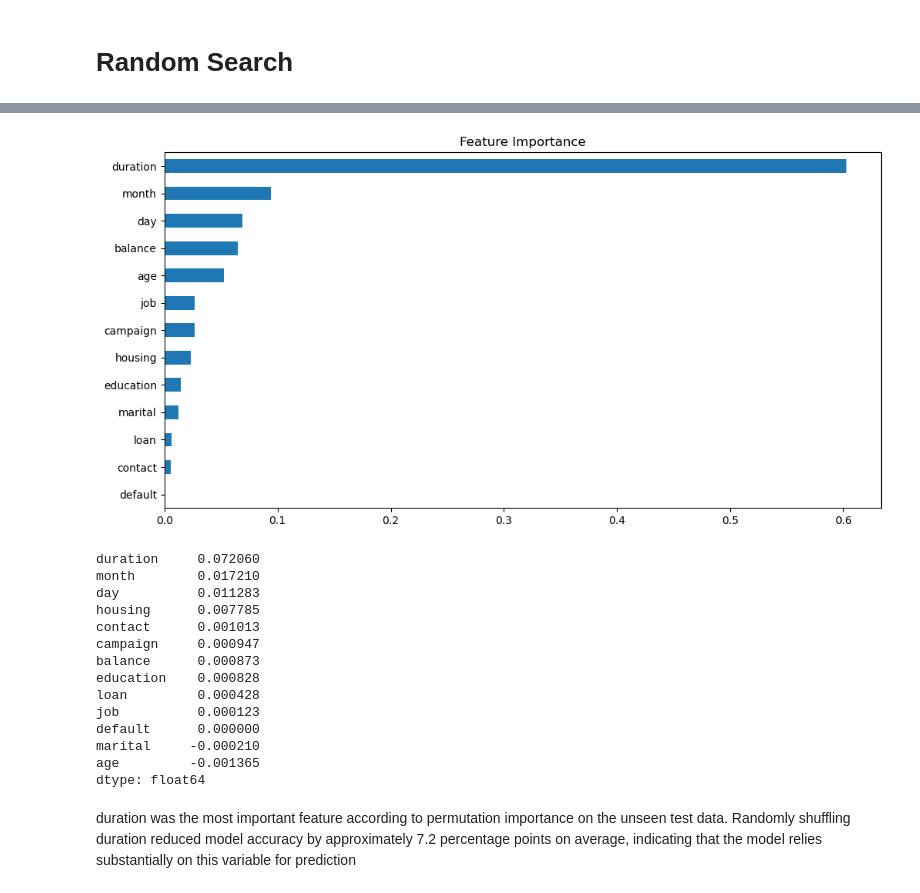
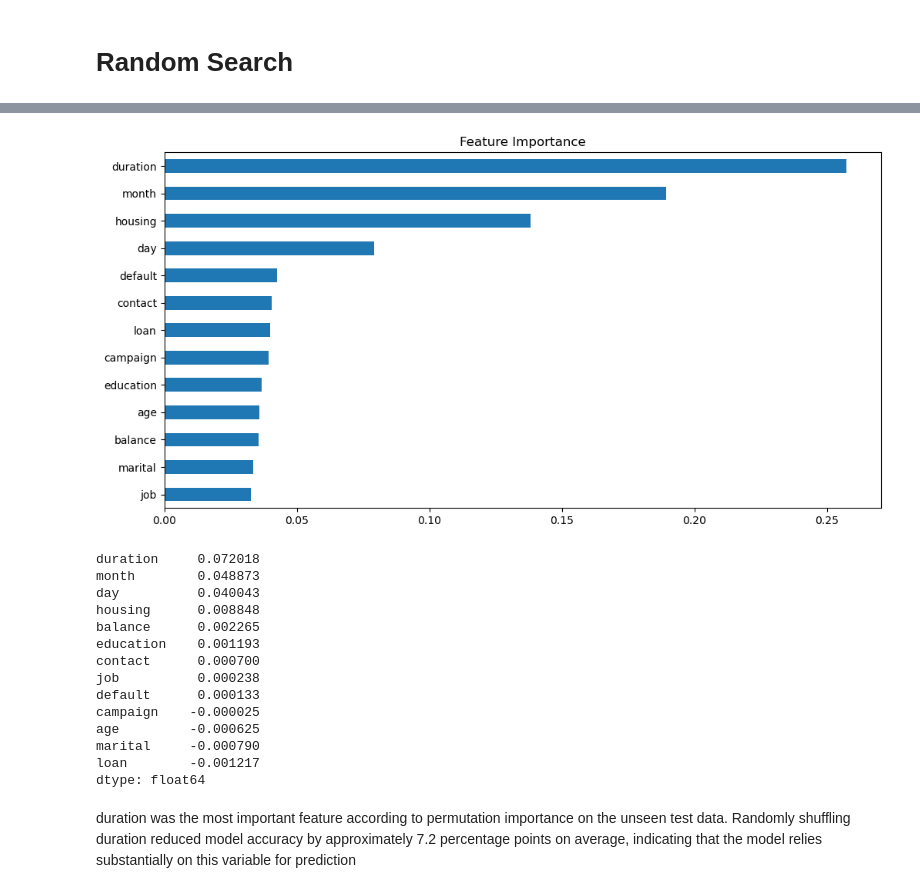
Before and after one commit to safwt-data/KeueOy0HlnKVjbzG, a Jupyter notebook: notebooks/credit_classification.ipynb, the cells around one changed output, grey strips where cells are left out. Saved outputs shown, nothing was run; the diff lists cells and outputs as text; code cells hidden in the pictures.

```diff
--- a/notebooks/credit_classification.ipynb
+++ b/notebooks/credit_classification.ipynb
@@ -591,0 +501,18 @@ Not subscribed       0.99      0.85      0.92      7421
+# %%
+parameter_grid = {
+    "max_depth": [20, 25, 30, 35],
+    "learning_rate": [0.4, 0.5, 0.6, 0.7],
+    "scale_pos_weight": [25, 30, 35, 39] }
+
+
+number_models = 10
+Xgboost_class = RandomizedSearchCV(
+    estimator=xgboost,
+    param_distributions=parameter_grid,
+    n_iter=number_models,
+    scoring='accuracy',
+    n_jobs=-1,
+    cv=5,
+)
+Xgboost_class.fit(X_train, y_train)
+Xgboost_class.best_params_
@@ -591,0 +521,11 @@ Not subscribed       0.99      0.85      0.92      7421
+# %%
+xgboost_tuned = XGBClassifier(random_state =42,
+                         scale_pos_weight = 39,
+                           max_depth = 30,
+                           learning_rate = 0.6)
+trained_xgboost_tuned = train_model(xgboost_tuned,X_train,y_train)
+with open("../models/tuned_xgboost.pkl", "wb") as file:
+    pickle.dump(trained_xgboost_tuned,file)
+xgboost_predications = make_predictions(trained_xgboost_tuned,X_test)
+xgboost_report = classification_bymodel(xgboost_predications)
+print(xgboost_report)
@@ -592,40 +541,40 @@ Not subscribed       0.99      0.85      0.92      7421
 # %%
 def feature_importance(model, X_train):
     importances = pd.Series(model.feature_importances_, index=X_train.columns)
     # A series is a better representation than using a dictionary
     # index is needed for the labels
     top_features = importances.sort_values(ascending=False)
     # sort first for the importance, then sort again for the visual order of the va
     top_features.sort_values().plot(kind='barh', figsize=(12,6))
     # A horizontal bar chart is much better than a vertical bar chart to represent
     plt.title("Feature Importance")
     plt.savefig("../reports/figures/feature_importance.png")
     plt.show()
 
 
-feature_importance(trained_tuned_rf, X_train)
+feature_importance(trained_xgboost_tuned, X_train)
 # %% [output]
-[figure, old version]
+[figure, new version]
 # %%
 importance = pd.Series(permutation_importance(
-trained_tuned_rf, X_test, y_test, n_repeats=50, random_state = 42
+trained_xgboost_tuned, X_test, y_test, n_repeats=50, random_state = 42
 ).importances_mean, index=X_train.columns)
 # shuffling each feature 50 times to provide a better result of stability
 print(importance.sort_values(ascending=False))
 # %% [output]
-duration     0.072060
-month        0.017210
-day          0.011283
-housing      0.007785
-contact      0.001013
-campaign     0.000947
-balance      0.000873
-education    0.000828
-loan         0.000428
-job          0.000123
-default      0.000000
-marital     -0.000210
-age         -0.001365
+duration     0.072018
+month        0.048873
+day          0.040043
+housing      0.008848
+balance      0.002265
+education    0.001193
+contact      0.000700
+job          0.000238
+default      0.000133
+campaign    -0.000025
+age         -0.000625
+marital     -0.000790
+loan        -0.001217
 dtype: float64
 # %% [markdown]
 duration was the most important feature according to permutation importance on the unseen test data. Randomly shuffling duration reduced model accuracy by approximately 7.2 percentage points on average, indicating that the model relies substantially on this variable for prediction
```
Also changed, not shown: parts of 10 cells of this notebook, 4 other files.
